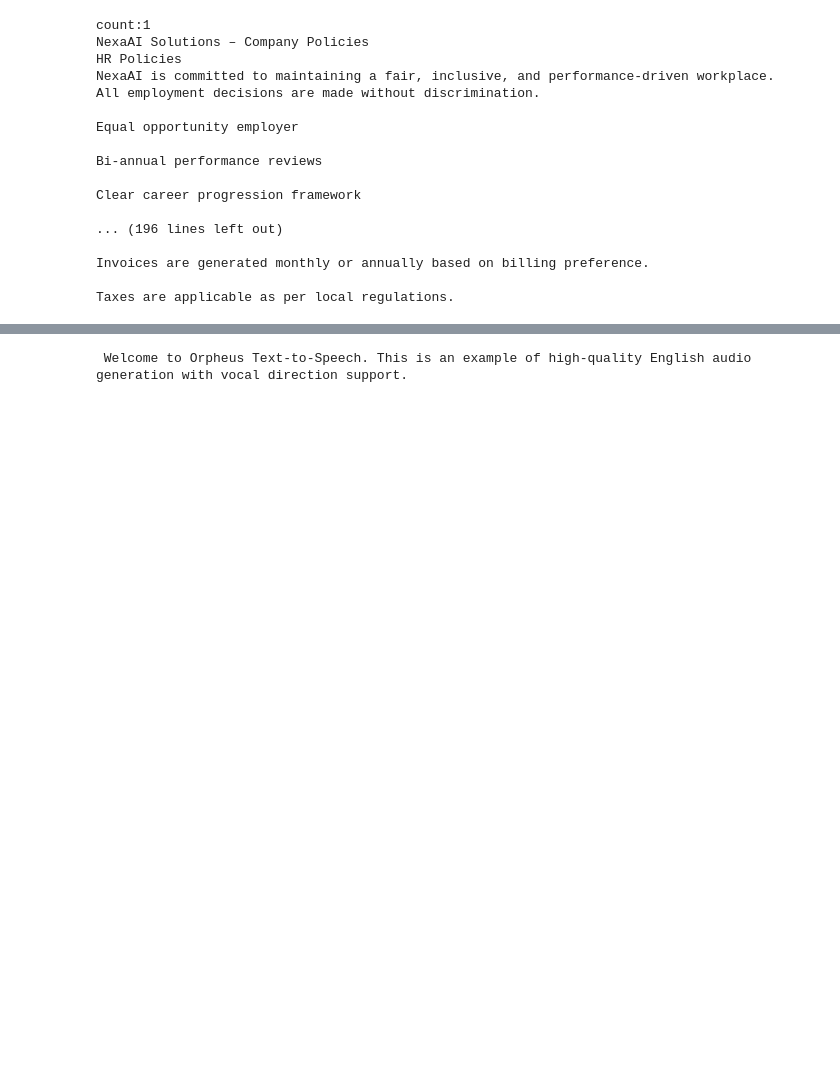
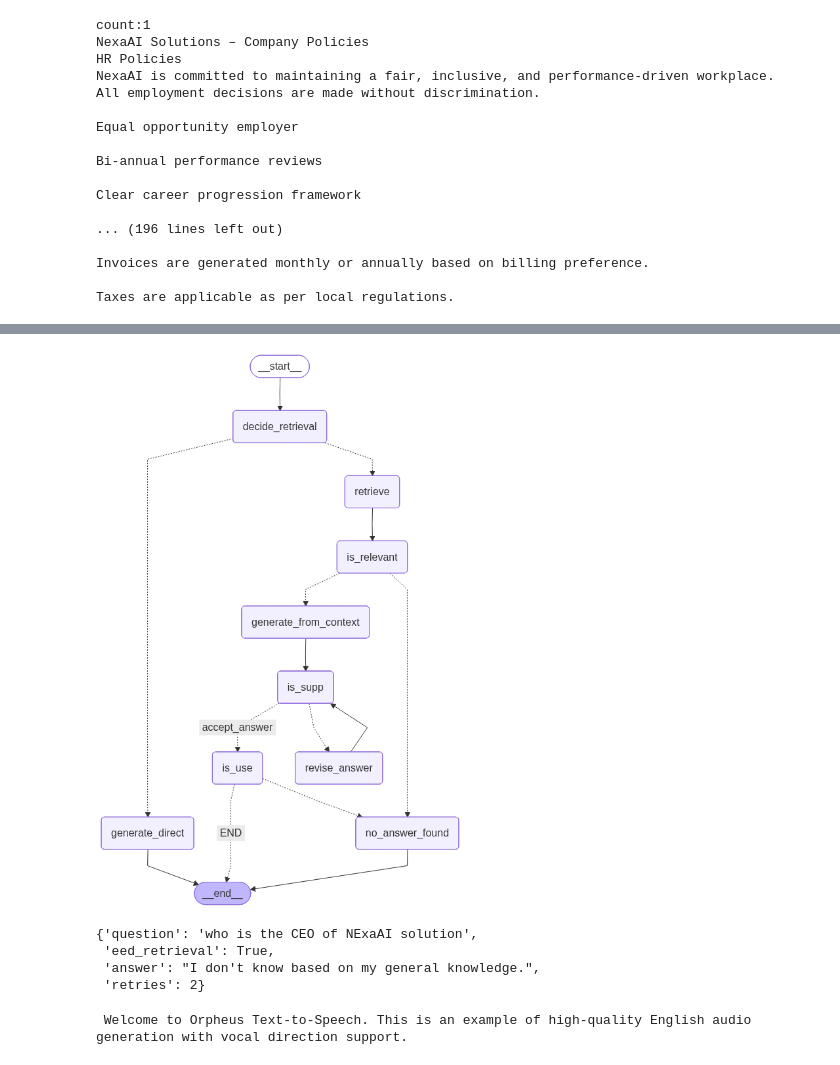
Before and after one commit to swarajsolanke-ux/university_recommandation, a Jupyter notebook: demo_test.ipynb, the cells around one changed output, grey strips where cells are left out. Saved outputs shown, nothing was run; the diff lists cells and outputs as text; code cells hidden in the pictures; blank space fills up the shorter version.

Commit message:
invoked model

```diff
--- a/demo_test.ipynb
+++ b/demo_test.ipynb
@@ -411,7 +413,7 @@ direct_generation_prompt = ChatPromptTemplate.from_messages(
 )
 
 def generate_direct(state: State):
-    out = llm.invoke(direct_generation_prompt.format_messages(question=state["question"]))
+    out = groq_chat_model.invoke(direct_generation_prompt.format_messages(question=state["question"]))
     return {"answer": out.content}
 # %%
 
@@ -495,7 +497,7 @@ def no_answer_found(state: State):
 # %%
 class Issupp(BaseModel):
     issupp:Literal["fully_supported", "partially_supported", "no_support"]
-    evidance=List[str]=Field(default_factory=list)
+    evidance:List[str]=Field(default_factory=list)
 
 
 issupp_prompt=ChatPromptTemplate.from_messages(
@@ -589,7 +591,7 @@ revise_prompt = ChatPromptTemplate.from_messages(
 
 
 def revise_answer(state: State):
-    out = llm.invoke(
+    out = groq_chat_model.invoke(
         revise_prompt.format_messages(
             question=state["question"],
             answer=state.get("answer", ""),
@@ -629,7 +631,7 @@ isuse_prompt = ChatPromptTemplate.from_messages(
     ]
 )
 
-isuse_llm = llm.with_structured_output(IsUSEDecision)
+isuse_llm = groq_chat_model.with_structured_output(IsUSEDecision)
 
 def is_use(state: State):
     decision: IsUSEDecision = isuse_llm.invoke(
@@ -656,16 +658,15 @@ g.add_node("is_relevant", is_relevant)
 g.add_node("generate_from_context", generate_from_context)
 g.add_node("no_answer_found", no_answer_found)
 
-# IsSUP + revise loop
-g.add_node("is_sup", is_supp)
+
+g.add_node("is_supp", is_supp)
 g.add_node("revise_answer", revise_answer)
 
 
 g.add_node("is_use", is_use)
 
-# --------------------
-# Edges
-# --------------------
+
+
 g.add_edge(START, "decide_retrieval")
 
 g.add_conditional_edges(
@@ -684,42 +685,53 @@ g.add_conditional_edges(
     {
         "generate_from_context": "generate_from_context",
         "no_answer_found": "no_answer_found",
     },
 )
 
-# If no answer found, end
+
 g.add_edge("no_answer_found", END)
 
-# --------------------
-# Generate -> IsSUP -> (IsUSE | revise) loop
-# --------------------
+
 g.add_edge("generate_from_context", "is_supp")
 
 g.add_conditional_edges(
-    "is_sup",
+    "is_supp",
     route_after_issupp,
     {
         "accept_answer": "is_use",
         "revise_answer": "revise_answer",
     },
 )
 
-# revise then re-check support
 g.add_edge("revise_answer", "is_supp")
-# --------------------
-# IsUSE routing
-# --------------------
 g.add_conditional_edges(
     "is_use",
     route_after_isuse,
     {
         "END": END,
         "no_answer_found": "no_answer_found",
     },
 )
 
 app = g.compile()
 app
+# %% [output]
+[figure, added]
+# %%
+app.invoke(
+   {
+       "question":"who is the CEO of NExaAI solution",
+       "eed_retrieval":True,
+       "retries":2,
+        "issup":["Full_supported"]
+
+    }
+)
+# %% [output]
+{'question': 'who is the CEO of NExaAI solution',
+ 'eed_retrieval': True,
+ 'answer': "I don't know based on my general knowledge.",
+ 'retries': 2}
 # %%
 #creating demo
 import os
```
Also changed, not shown: parts of 3 cells of this notebook.
